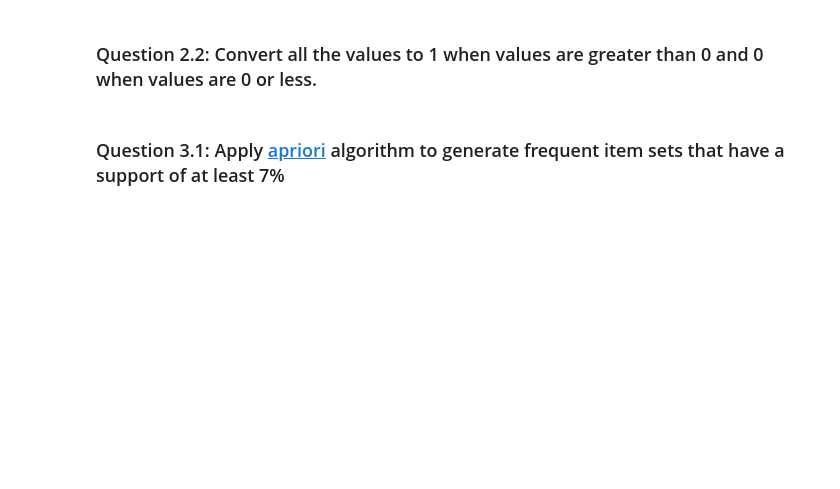
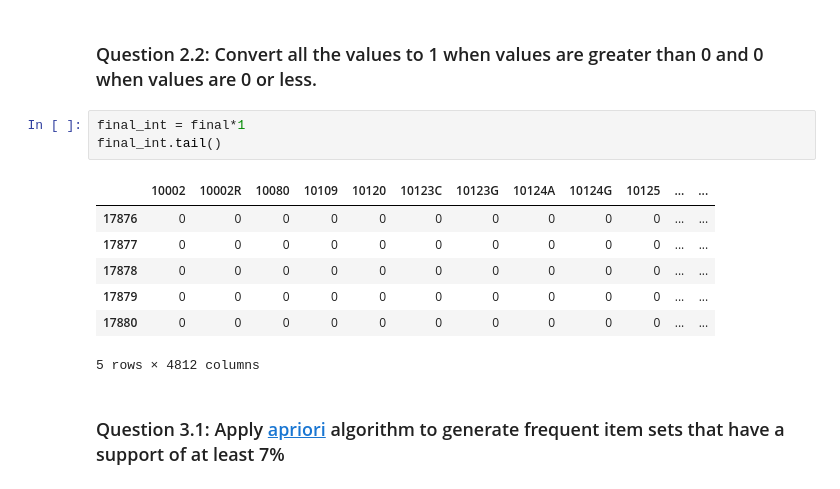
Before and after one commit to rodolfolermacontreras/ML_1_Assignment_10_Updated, a Jupyter notebook: MLEARN510-Lesson10-RodolfoLerma.ipynb, the cells around one changed output. Cells and saved outputs as stored; diff of their text form; blank space fills up the shorter version.

```diff
--- a/MLEARN510-Lesson10-RodolfoLerma.ipynb
+++ b/MLEARN510-Lesson10-RodolfoLerma.ipynb
@@ -230,4 +317,15 @@ basket
 # %% [markdown]
 ### Question 2.2: Convert all the values to 1 when values are greater than 0 and 0 when values are 0 or less.
+# %%
+final_int = final*1
+final_int.tail()
+# %% [output]
+|  | 10002 | 10002R | 10080 | 10109 | 10120 | 10123C | 10123G | 10124A | 10124G | 10125 | ... | ... |
+| 17876 | 0 | 0 | 0 | 0 | 0 | 0 | 0 | 0 | 0 | 0 | ... | ... |
+| 17877 | 0 | 0 | 0 | 0 | 0 | 0 | 0 | 0 | 0 | 0 | ... | ... |
+| 17878 | 0 | 0 | 0 | 0 | 0 | 0 | 0 | 0 | 0 | 0 | ... | ... |
+| 17879 | 0 | 0 | 0 | 0 | 0 | 0 | 0 | 0 | 0 | 0 | ... | ... |
+| 17880 | 0 | 0 | 0 | 0 | 0 | 0 | 0 | 0 | 0 | 0 | ... | ... |
+5 rows × 4812 columns
 # %% [markdown]
 ### Question 3.1: Apply [apriori](http://rasbt.github.io/mlxtend/user_guide/frequent_patterns/apriori/) algorithm to generate frequent item sets that have a support of at least 7%
```
Also changed, not shown: parts of 48 cells of this notebook.
